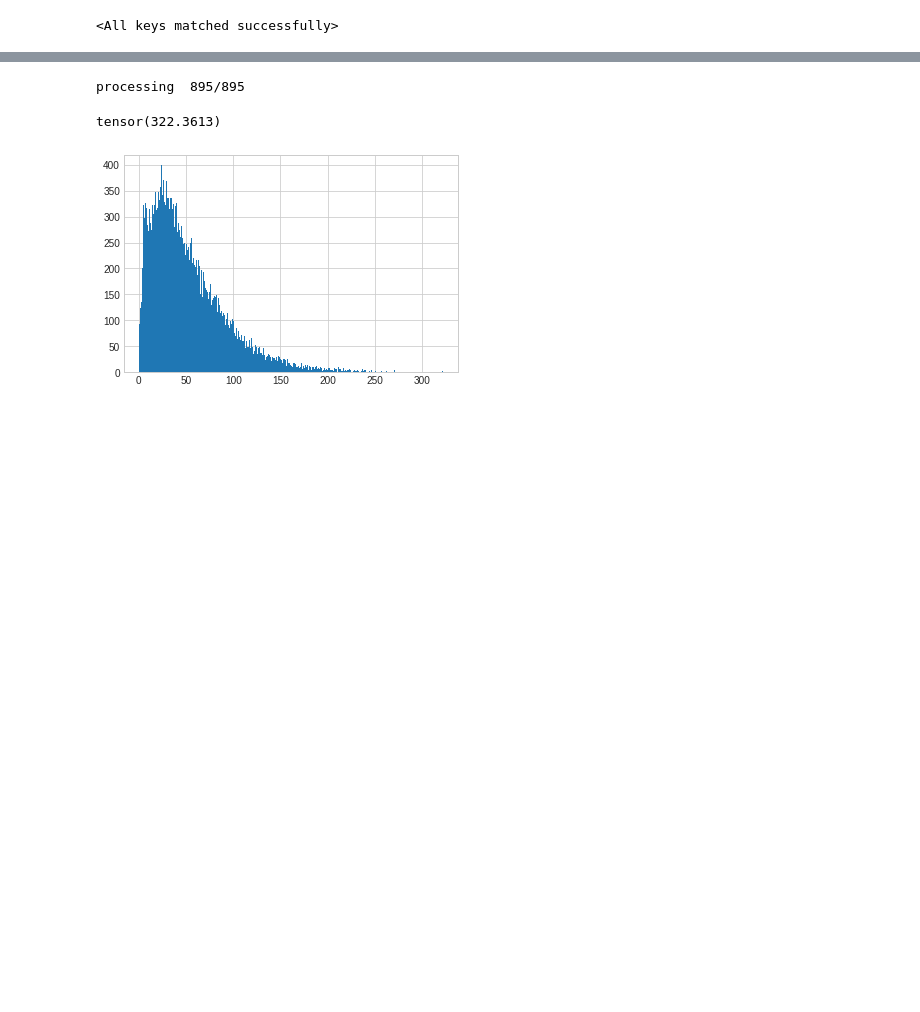
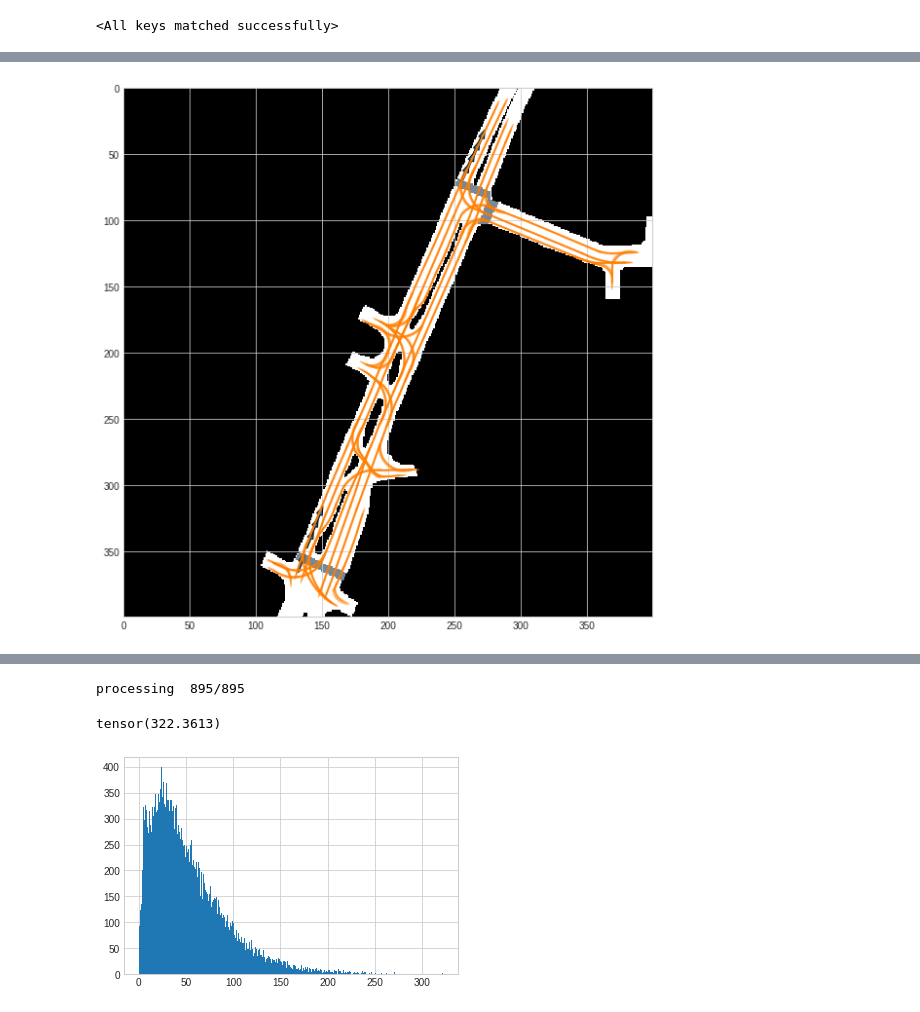
Before and after one commit to tudelft-iv-students/offline-tracking-with-object-permanence, a Jupyter notebook: test.ipynb, the cells around one changed output, grey strips where cells are left out. Cells and saved outputs as stored; diff of their text form; code cells hidden in the pictures; blank space fills up the shorter version.

```diff
--- a/test.ipynb
+++ b/test.ipynb
@@ -64,6 +65,6 @@ from train_eval.visualizer import Visualizer
 # writer = SummaryWriter(log_dir=os.path.join('/home/stanliu/code/pgp/PGP/output/test_ram', 'tensorboard_logs'))
 # trainer = Trainer(cfg, "/home/stanliu/data/mnt/nuScenes/", "/home/stanliu/code/pgp/PGP/preprocess_home","output/test_home_original_9/checkpoints/7.tar")
 # visualizer = Visualizer(cfg, "/home/stanliu/data/mnt/nuScenes/", "/home/stanliu/code/pgp/PGP/preprocess_home","output/test_home_original_7/checkpoints/7.tar")
-trainer = Trainer(cfg, "/home/stanliu/data/mnt/nuScenes/", "preprocess_graph/")
+trainer = Trainer(cfg, "/home/stanliu/data/mnt/nuScenes/", "preprocess_graph_mini_test/")
 #
 # trainer = Trainer(cfg, "/home/stanliu/data/mnt/nuScenes/", "/home/stanliu/code/pgp/PGP/preprocess")
@@ -198,0 +196,14 @@ for i,data in enumerate(trainer.tr_dl):
+# %%
+import numpy as np
+from datasets.nuScenes.prediction import PredictHelper_occ
+sample_id=0
+instance_token=data_test['instance_token'][sample_id]
+sample_token=data_test['sample_token'][sample_id]
+helper=PredictHelper_occ(trainer.tr_dl.dataset.helper.data)
+future=data_test['target_agent_representation']['future']['traj'][sample_id]
+mask=data_test['target_agent_representation']['future']['mask'][sample_id]
+hist=data_test['target_agent_representation']['history']['traj'][sample_id]
+mask_hist=data_test['target_agent_representation']['history']['mask'][sample_id]
+nearest_idx=np.where(mask[:, 0].cpu() == 0)[0][-1]
+prediction_horizon=future[nearest_idx,-1]
+prediction_horizon.item()
@@ -198,0 +274,69 @@ for i,data in enumerate(trainer.tr_dl):
+# %%
+@torch.no_grad()
+def local_pose_to_image(local_poses,pose_mask,resolution,img_size,arror_length=None):
+    '''local_poses: [T,4]
+    mask: [T]
+    '''
+    if arror_length is None:
+        arror_length=8
+    y_m=np.asarray(local_poses[:,1][pose_mask].cpu())
+    x_m=np.asarray(local_poses[:,0][pose_mask].cpu())
+    img_origin=np.round(np.asarray(img_size)/2).astype(np.int)
+    x=img_origin[1]+x_m*resolution
+    y=img_origin[0]-y_m*resolution
+    yaw=np.asarray((local_poses[:,2][pose_mask]).cpu())
+    dy=-np.sin(yaw+np.pi/2)*arror_length
+    dx=np.cos(yaw+np.pi/2)*arror_length
+    return x,y,dx,dy
+
+from nuscenes.prediction.input_representation.static_layers import *
+from nuscenes.prediction.input_representation.combinators import Rasterizer
+
+image_side_length = 2 * max(30,dist+20)
+image_side_length_pixels = 400
+resolution=image_side_length_pixels/image_side_length
+patchbox = get_patchbox(origin[0], origin[1], image_side_length)
+
+angle_in_degrees = angle_of_rotation(origin[2]) * 180 / np.pi
+
+canvas_size = (image_side_length_pixels, image_side_length_pixels)
+maps= load_all_maps(helper)
+layer_names = ['drivable_area', 'ped_crossing']
+masks = maps[map_name].get_map_mask(patchbox, angle_in_degrees, layer_names, canvas_size=canvas_size)
+colors = [(255, 255, 255), (119, 136, 153)]
+images = []
+for mask, color in zip(masks, colors):
+    images.append(change_color_of_binary_mask(np.repeat(mask[::-1, :, np.newaxis], 3, 2), color))
+
+
+lanes=data_test['map_representation']['lane_node_feats'][sample_id].flatten(0,1).clone()
+# submask=torch.zeros_like(data_test['map_representation']['lane_node_feats'][sample_id])
+# for i in data_test['map_representation']['s_next'][sample_id,0,:-1]:
+#     # print(i)
+#     submask[0]=1
+# lanes*=submask.flatten(0,1)
+lanes_mask=data_test['map_representation']['lane_node_feats'][sample_id].flatten(0,1)[:,0].bool()
+image = Rasterizer().combine(images)
+pose_future_mask=~data_test['target_agent_representation']['future']['mask'][sample_id][:,0].bool()
+pose_hist_mask=~data_test['target_agent_representation']['history']['mask'][sample_id][:,0].bool()
+xs, ys, dxs, dys=local_pose_to_image(future,pose_future_mask,resolution,canvas_size)
+xsh, ysh, dxsh, dysh=local_pose_to_image(hist,pose_hist_mask,resolution,canvas_size)
+xsl, ysl, dxsl, dysl=local_pose_to_image(lanes,lanes_mask,resolution,canvas_size,5)
+# plt.imshow(image)
+fig = plt.figure(figsize = (10,10))
+ax = fig.add_subplot(1,1,1)
+ax.imshow(image)
+for x, y, dx, dy in zip(xs, ys, dxs, dys):
+    ax.arrow(x, y, dx, dy, width=1.5)
+for x, y, dx, dy in zip(xsh, ysh, dxsh, dysh):
+    ax.arrow(x, y, dx, dy, width=1.5)
+for x, y, dx, dy in zip(xsl, ysl, dxsl, dysl):
+    ax.arrow(x, y, dx, dy, width=0.5, color=(1,0.5,0,0.3))
+fig.canvas.draw()
+# image_from_plot = np.frombuffer(fig.canvas.tostring_rgb(), dtype=np.uint8)
+# image_from_plot = image_from_plot.reshape(fig.canvas.get_width_height()[::-1] + (3,))
+# plt.close(fig)
+# import matplotlib.image
+# matplotlib.image.imsave('train_eval/test/name.png', image_from_plot)
+# %% [output]
+[figure, added]
```
Also changed, not shown: parts of 56 cells of this notebook, 25 other files.
